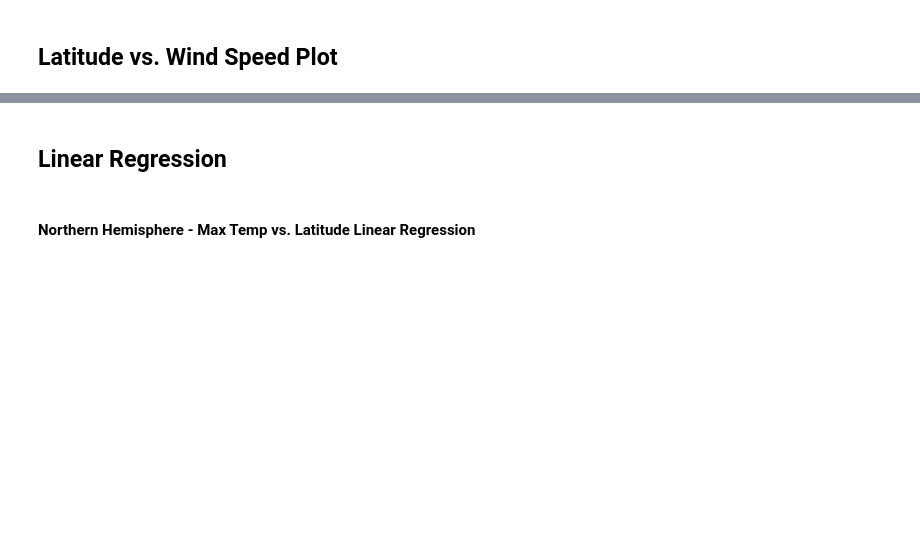
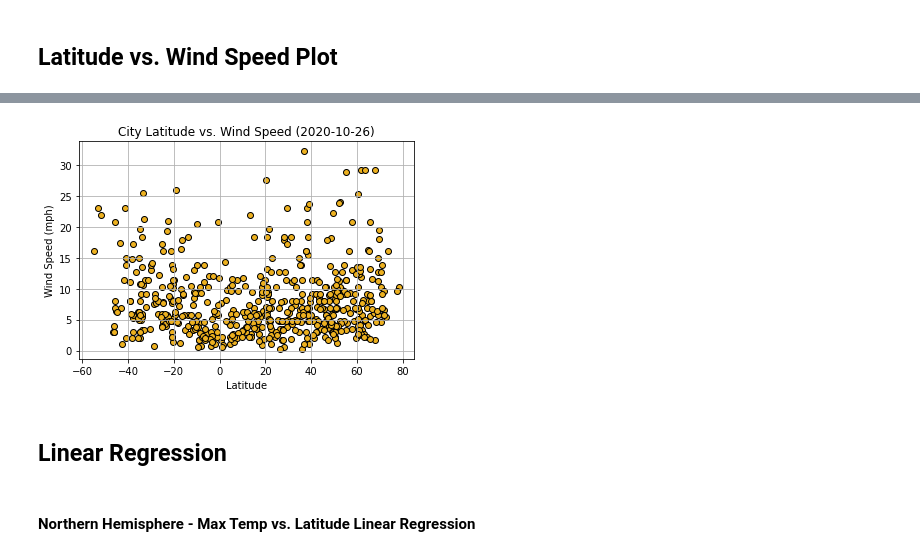
Before and after one commit to anisali01/06-Python-API-Challenge, a Jupyter notebook: WeatherPy.ipynb, the cells around one changed output, grey strips where cells are left out. Drawn from its saved outputs; the diff is of its cells as text; code cells hidden in the pictures; blank space fills up the shorter version.

```diff
--- a/WeatherPy.ipynb
+++ b/WeatherPy.ipynb
@@ -162,2 +231,17 @@ Int64Index([], dtype='int64')
+# %%
+# Creating plot
+plt.scatter(weather_df["Lat"],
+            weather_df["Wind Speed"],
+            marker = "o",
+            color = "#EDB120",
+            edgecolor = "black")
+plt.grid()
+plt.xlabel("Latitude")
+plt.ylabel("Wind Speed (mph)")
+plt.title(f"City Latitude vs. Wind Speed ({shortened_timestamp})")
+plt.savefig("Output/Lat vs Wind Speed Plot")
+plt.show()
+# %% [output]
+[figure, added]
 # %% [markdown]
 ## Linear Regression
```
Also changed, not shown: parts of 38 cells of this notebook.
